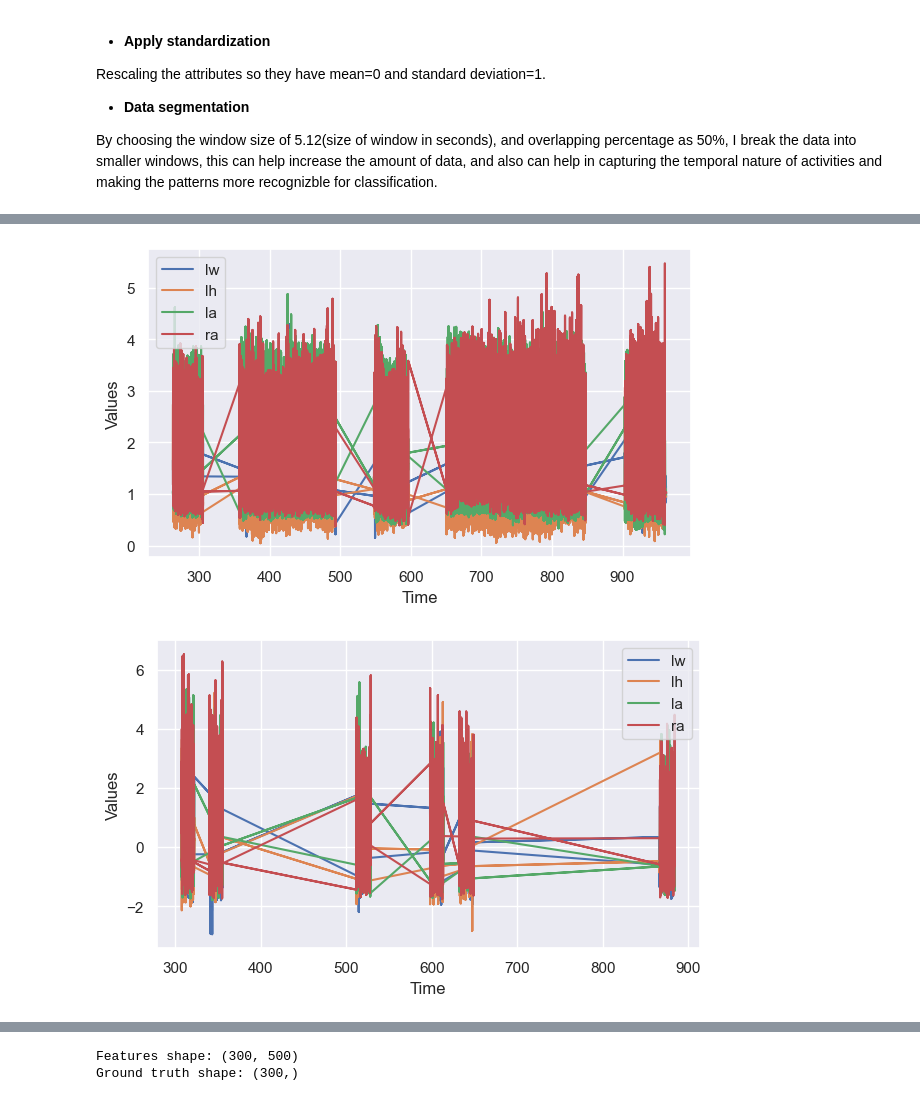
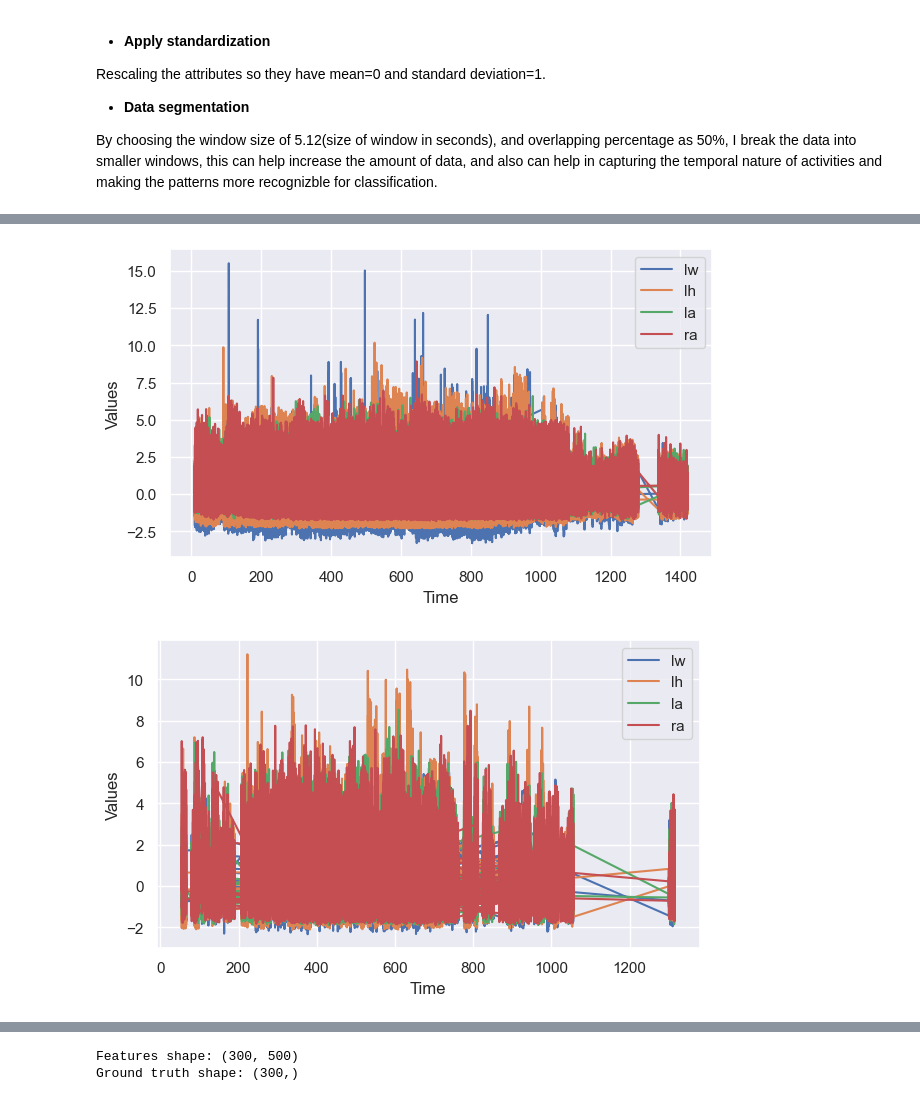
Before and after one commit to yalda-amirsoleymani/har-dataset-processing, a Jupyter notebook: data_preprocessing_menglutao.ipynb, the cells around one changed output, grey strips where cells are left out. Saved outputs shown, nothing was run; the diff lists cells and outputs as text; code cells hidden in the pictures.

```diff
--- a/data_preprocessing_menglutao.ipynb
+++ b/data_preprocessing_menglutao.ipynb
@@ -166,7 +169,12 @@ This formula consolidates the three axes data into a single measure by taking th
 # %%
 from data_transform import DataTransform
 # %%
-### split the data frame based on the activity code
-df_1= sample_df[sample_df["activity"] == 1]
-df_2= sample_df[sample_df["activity"] == 2]
-df_3 = sample_df[sample_df["activity"] == 3]
+# ### split the data frame based on the activity code
+# df_1= sample_df[sample_df["activity"] == 1]
+# df_2= sample_df[sample_df["activity"] == 2]
+# df_3 = sample_df[sample_df["activity"] == 3]
+
+# dset._df
+df_1= dset._df[dset._df["activity"] == 1]
+df_2= dset._df[dset._df["activity"] == 2]
+df_3 = dset._df[dset._df["activity"] == 3]
@@ -294,22 +312,16 @@ def plot_all(df):
     plt.show()
 # %%
 ## plot for walking
-plot_all(df_seg1)
+plot_all(vm_df1)
 # %% [output]
-[figure, old version]
+[figure, new version]
 # %%
 data_trans2 = DataTransform(df_2)
 vm2 = data_trans2.calculate_vector_magnitude() #output is dataframe
 vm_df2 = data_trans2.standardization(vm2) #output is df
-vm_arr2 = vm_df2.to_numpy()
-
-from data_transform import Segementation
-seg2 = Segementation(vm_df2,[5.12,10.24],0.5,100)
-df_seg2 = seg2.segmentation() #output is dataframe
-## plot for descending stairs
-plot_all(df_seg2)
+plot_all(vm_df2)
 # %% [output]
-[figure, old version]
+[figure, new version]
 # %%
 data_trans3 = DataTransform(df_3)
 vm3 = data_trans2.calculate_vector_magnitude() #output is dataframe
```
Also changed, not shown: parts of 31 cells of this notebook, 1 other file.
